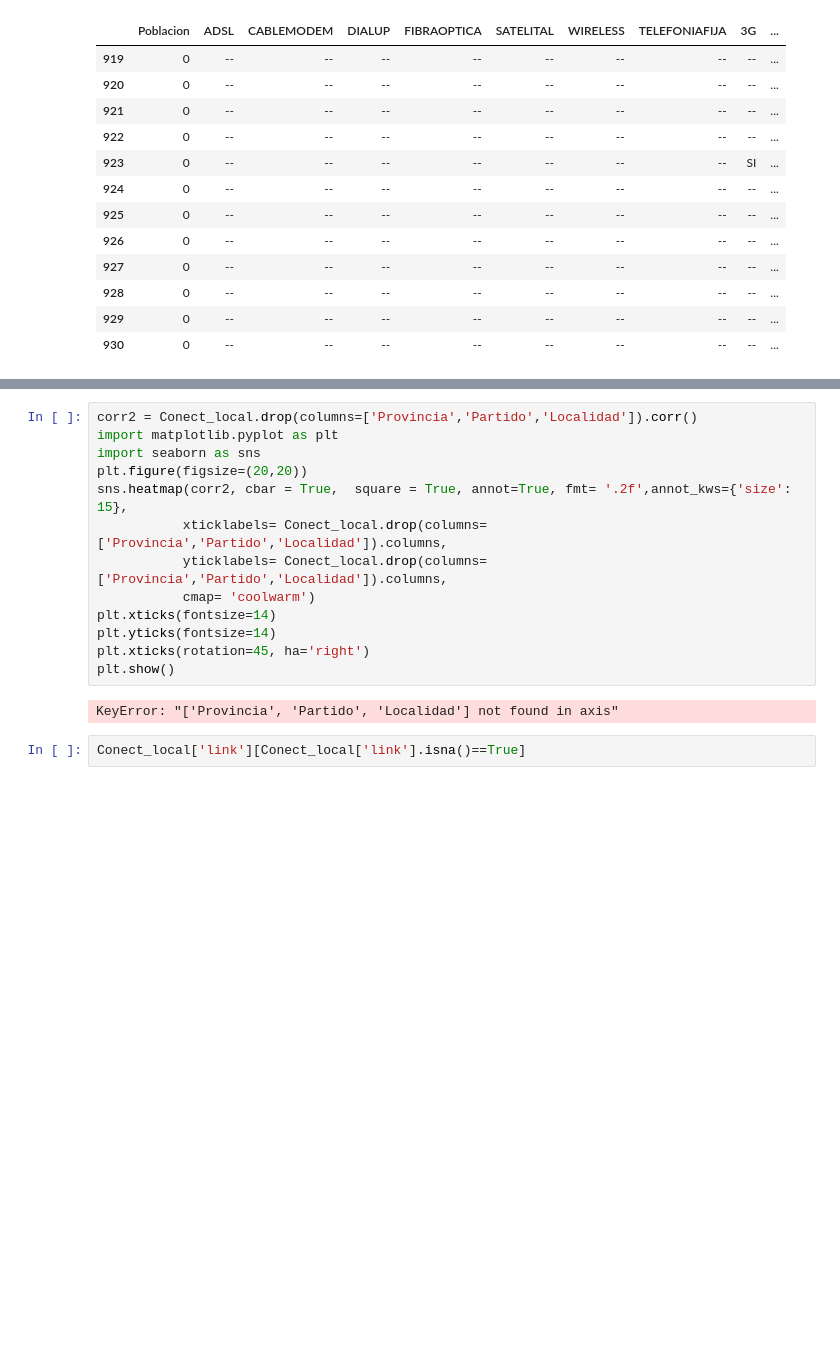
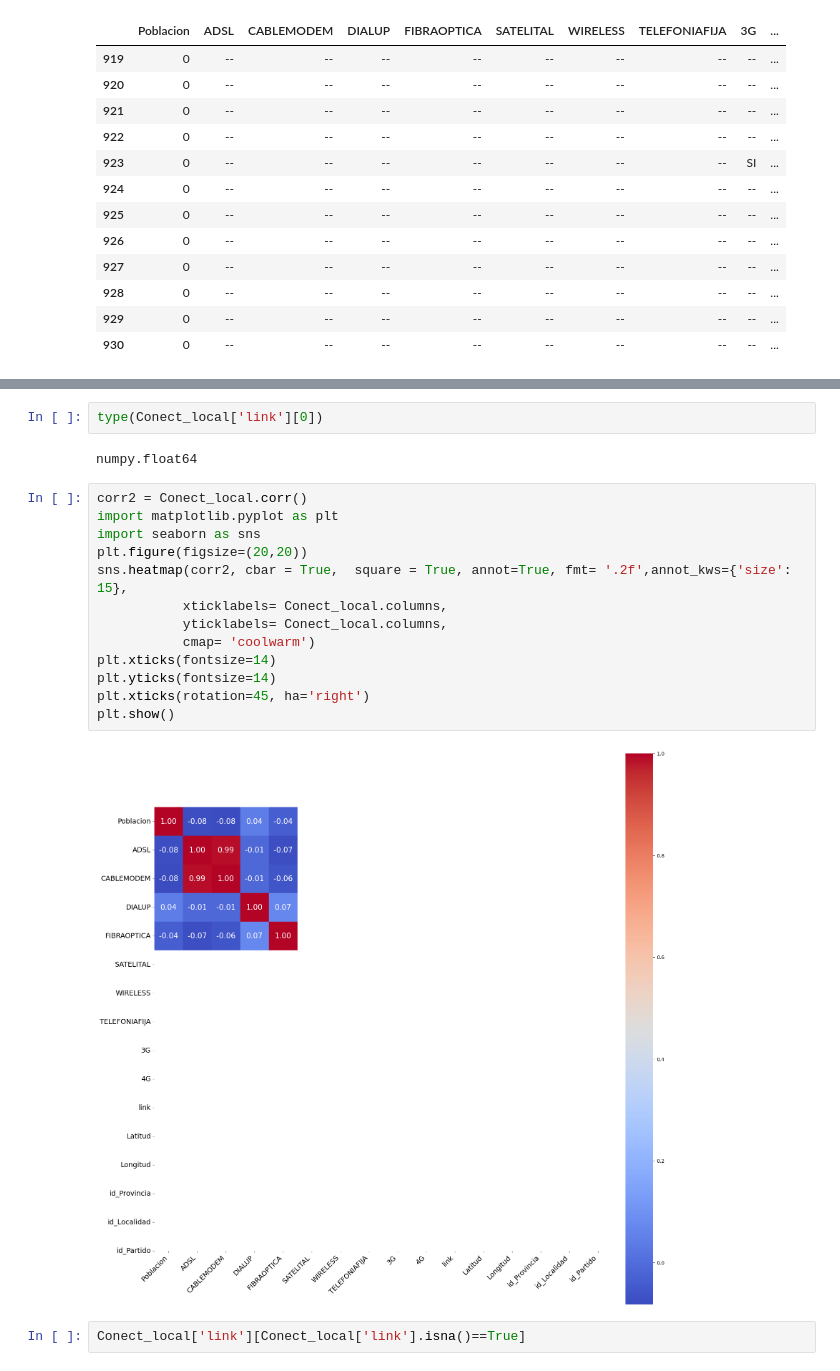
Before and after one commit to A-Lasso/Proyecto_Individual2, a Jupyter notebook: ETL.ipynb, the cells around one changed output, grey strips where cells are left out. Cells and saved outputs as stored; diff of their text form; blank space fills up the shorter version.

```diff
--- a/ETL.ipynb
+++ b/ETL.ipynb
@@ -1530,18 +1565,22 @@ Conect_local[Conect_local['link'].isna()]
+# %%
+type(Conect_local['link'][0])
+# %% [output]
+numpy.float64
 # %%
-corr2 = Conect_local.drop(columns=['Provincia','Partido','Localidad']).corr()
+corr2 = Conect_local.corr()
 import matplotlib.pyplot as plt
 import seaborn as sns
 plt.figure(figsize=(20,20))
 sns.heatmap(corr2, cbar = True,  square = True, annot=True, fmt= '.2f',annot_kws={'size': 15},
-           xticklabels= Conect_local.drop(columns=['Provincia','Partido','Localidad']).columns,
-           yticklabels= Conect_local.drop(columns=['Provincia','Partido','Localidad']).columns,
+           xticklabels= Conect_local.columns,
+           yticklabels= Conect_local.columns,
            cmap= 'coolwarm')
 plt.xticks(fontsize=14)
 plt.yticks(fontsize=14)
 plt.xticks(rotation=45, ha='right')
 plt.show()
 # %% [output]
-KeyError: "['Provincia', 'Partido', 'Localidad'] not found in axis"
+[figure, added]
 # %%
 Conect_local['link'][Conect_local['link'].isna()==True]
 # %%
```
Also changed, not shown: parts of 3 cells of this notebook, 2 other files.
